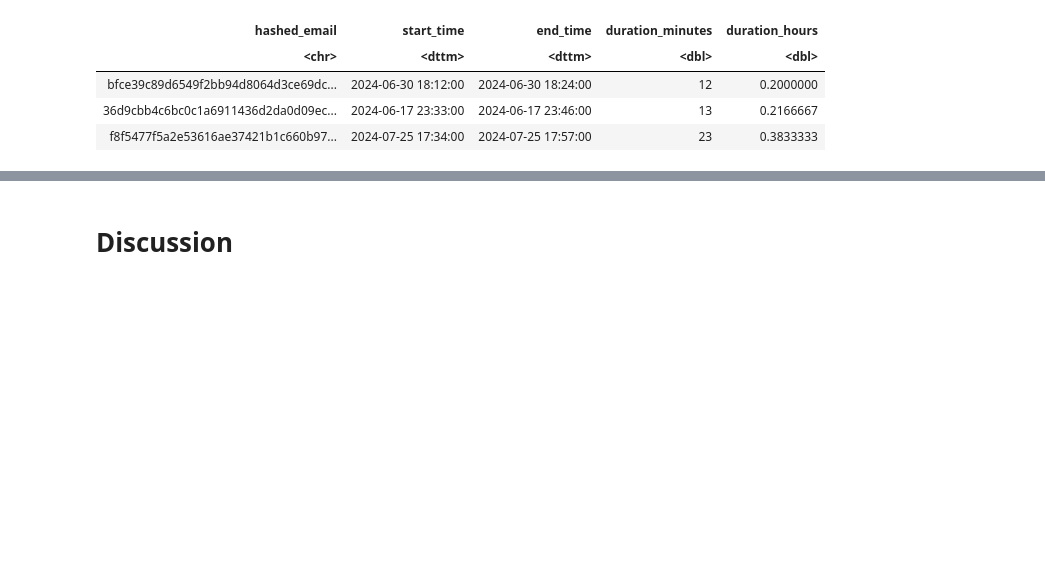
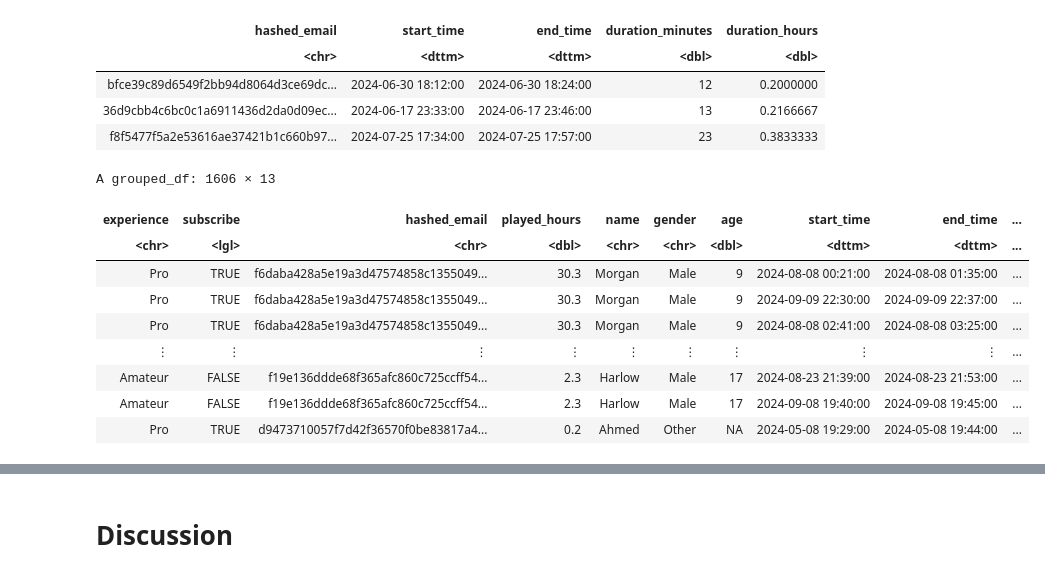
Before and after one commit to arevaura/dsci-100-2024w2-group-9, a Jupyter notebook: DSCI 100 007 - Group 9 Final Report.ipynb, the cells around one changed output, grey strips where cells are left out. Cells and saved outputs as stored; diff of their text form; code cells hidden in the pictures; blank space fills up the shorter version.

Commit message:
Combine players and sessions data
Other: Rearrange visualizations to match order listed in introduction

```diff
--- a/DSCI 100 007 - Group 9 Final Report.ipynb
+++ b/DSCI 100 007 - Group 9 Final Report.ipynb
@@ -208,3 +208,21 @@ A tibble: 3 × 5
 | bfce39c89d6549f2bb94d8064d3ce69dc... | 2024-06-30 18:12:00 | 2024-06-30 18:24:00 | 12 | 0.2000000 |
 | 36d9cbb4c6bc0c1a6911436d2da0d09ec... | 2024-06-17 23:33:00 | 2024-06-17 23:46:00 | 13 | 0.2166667 |
 | f8f5477f5a2e53616ae37421b1c660b97... | 2024-07-25 17:34:00 | 2024-07-25 17:57:00 | 23 | 0.3833333 |
+# %%
+# Combine dataframes
+combined_data <- left_join(players, sessions, by = "hashed_email") |>
+    group_by(hashed_email) |>
+    mutate(total_playtime_minutes = sum(duration_minutes),
+           total_playtime_hours = sum(duration_hours))
+combined_data
+# %% [output]
+A grouped_df: 1606 × 13
+| experience | subscribe | hashed_email | played_hours | name | gender | age | start_time | end_time | ... |
+| <chr> | <lgl> | <chr> | <dbl> | <chr> | <chr> | <dbl> | <dttm> | <dttm> | ... |
+| Pro | TRUE | f6daba428a5e19a3d47574858c1355049... | 30.3 | Morgan | Male | 9 | 2024-08-08 00:21:00 | 2024-08-08 01:35:00 | ... |
+| Pro | TRUE | f6daba428a5e19a3d47574858c1355049... | 30.3 | Morgan | Male | 9 | 2024-09-09 22:30:00 | 2024-09-09 22:37:00 | ... |
+| Pro | TRUE | f6daba428a5e19a3d47574858c1355049... | 30.3 | Morgan | Male | 9 | 2024-08-08 02:41:00 | 2024-08-08 03:25:00 | ... |
+| ⋮ | ⋮ | ⋮ | ⋮ | ⋮ | ⋮ | ⋮ | ⋮ | ⋮ | ... |
+| Amateur | FALSE | f19e136ddde68f365afc860c725ccff54... | 2.3 | Harlow | Male | 17 | 2024-08-23 21:39:00 | 2024-08-23 21:53:00 | ... |
+| Amateur | FALSE | f19e136ddde68f365afc860c725ccff54... | 2.3 | Harlow | Male | 17 | 2024-09-08 19:40:00 | 2024-09-08 19:45:00 | ... |
+| Pro | TRUE | d9473710057f7d42f36570f0be83817a4... | 0.2 | Ahmed | Other | NA | 2024-05-08 19:29:00 | 2024-05-08 19:44:00 | ... |
```
Also changed, not shown: parts of 3 cells of this notebook.
